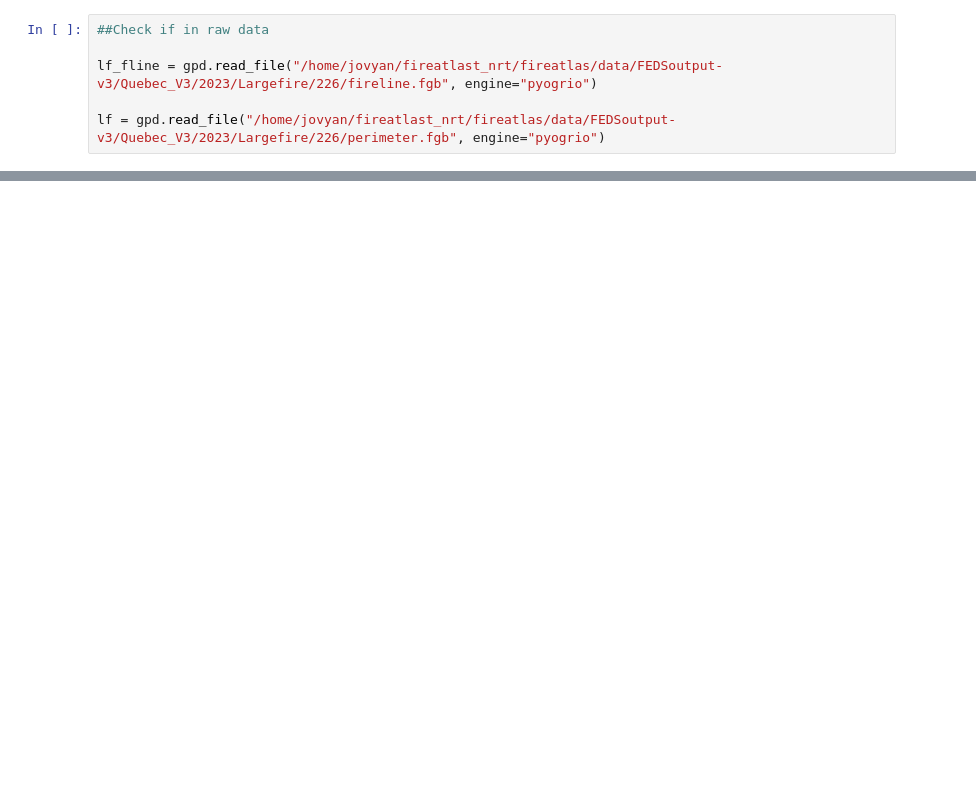
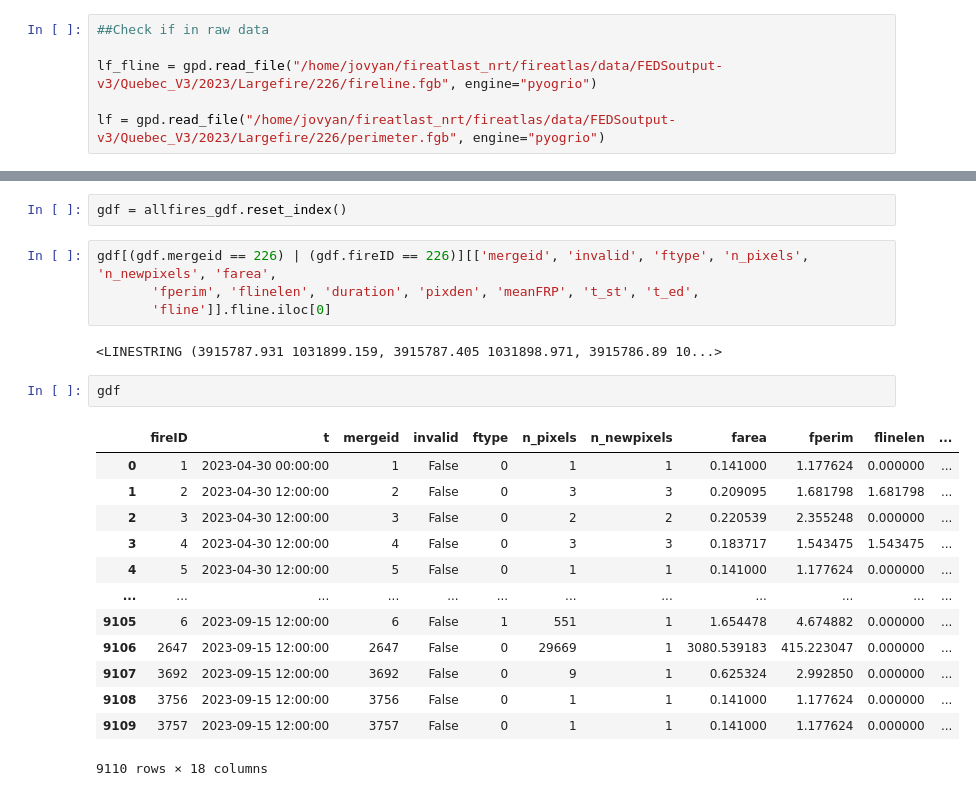
Before and after one commit to Earth-Information-System/fireatlas, a Jupyter notebook: notebooks/03_Output.ipynb, the cells around one changed output, grey strips where cells are left out. Saved outputs shown, nothing was run; the diff lists cells and outputs as text; blank space fills up the shorter version.

```diff
--- a/notebooks/03_Output.ipynb
+++ b/notebooks/03_Output.ipynb
@@ -97,0 +157,24 @@ Map(basemap_style=<CartoBasemap.DarkMatter: 'https://basemaps.cartocdn.com/gl/da
+# %%
+gdf = allfires_gdf.reset_index()
+# %%
+gdf[(gdf.mergeid == 226) | (gdf.fireID == 226)][['mergeid', 'invalid', 'ftype', 'n_pixels', 'n_newpixels', 'farea',
+       'fperim', 'flinelen', 'duration', 'pixden', 'meanFRP', 't_st', 't_ed',
+       'fline']].fline.iloc[0]
+# %% [output]
+<LINESTRING (3915787.931 1031899.159, 3915787.405 1031898.971, 3915786.89 10...>
+# %%
+gdf
+# %% [output]
+|  | fireID | t | mergeid | invalid | ftype | n_pixels | n_newpixels | farea | fperim | flinelen | ... |
+| 0 | 1 | 2023-04-30 00:00:00 | 1 | False | 0 | 1 | 1 | 0.141000 | 1.177624 | 0.000000 | ... |
+| 1 | 2 | 2023-04-30 12:00:00 | 2 | False | 0 | 3 | 3 | 0.209095 | 1.681798 | 1.681798 | ... |
+| 2 | 3 | 2023-04-30 12:00:00 | 3 | False | 0 | 2 | 2 | 0.220539 | 2.355248 | 0.000000 | ... |
+| 3 | 4 | 2023-04-30 12:00:00 | 4 | False | 0 | 3 | 3 | 0.183717 | 1.543475 | 1.543475 | ... |
+| 4 | 5 | 2023-04-30 12:00:00 | 5 | False | 0 | 1 | 1 | 0.141000 | 1.177624 | 0.000000 | ... |
+| ... | ... | ... | ... | ... | ... | ... | ... | ... | ... | ... | ... |
+| 9105 | 6 | 2023-09-15 12:00:00 | 6 | False | 1 | 551 | 1 | 1.654478 | 4.674882 | 0.000000 | ... |
+| 9106 | 2647 | 2023-09-15 12:00:00 | 2647 | False | 0 | 29669 | 1 | 3080.539183 | 415.223047 | 0.000000 | ... |
+| 9107 | 3692 | 2023-09-15 12:00:00 | 3692 | False | 0 | 9 | 1 | 0.625324 | 2.992850 | 0.000000 | ... |
+| 9108 | 3756 | 2023-09-15 12:00:00 | 3756 | False | 0 | 1 | 1 | 0.141000 | 1.177624 | 0.000000 | ... |
+| 9109 | 3757 | 2023-09-15 12:00:00 | 3757 | False | 0 | 1 | 1 | 0.141000 | 1.177624 | 0.000000 | ... |
+9110 rows × 18 columns
```
Also changed, not shown: parts of 51 cells of this notebook, 2 other files.
